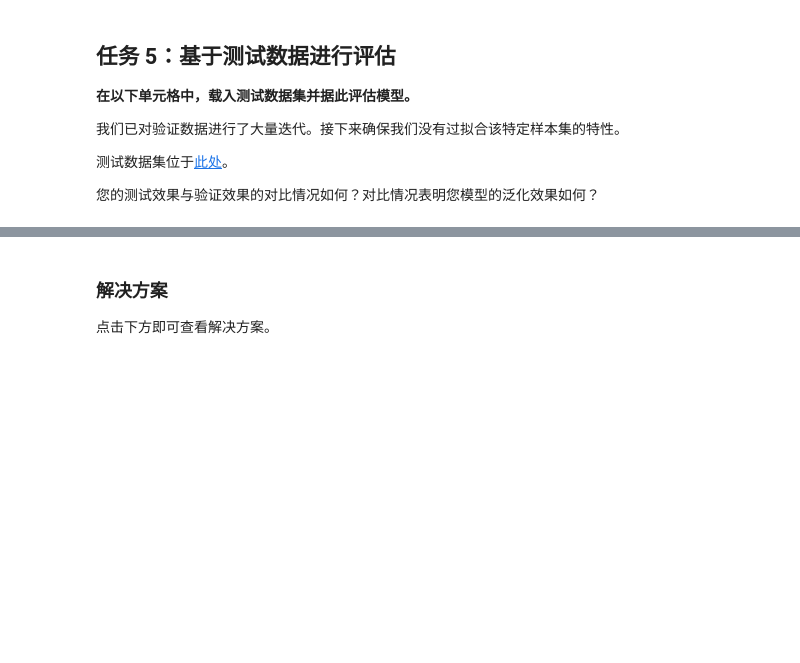
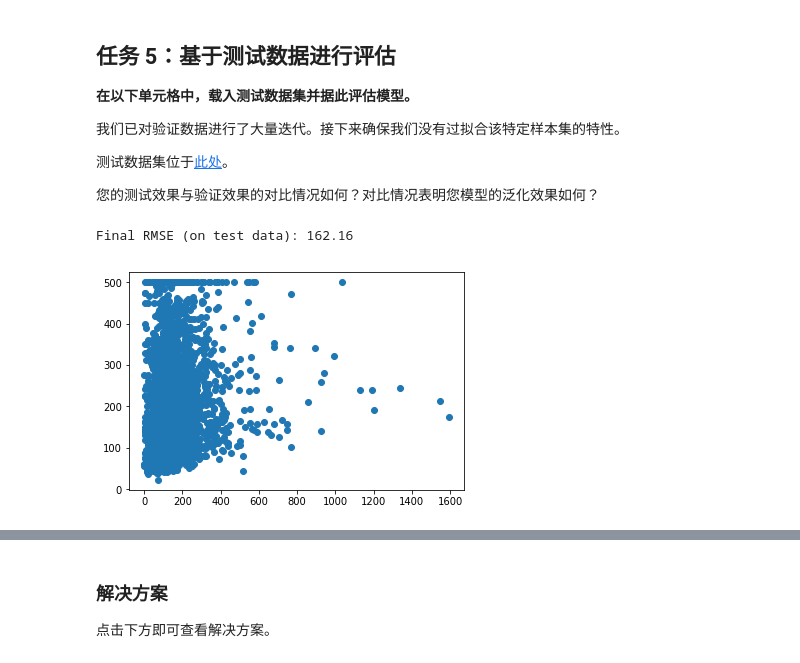
Before and after one commit to Baileyswu/google-tensorflow-tutor, a Jupyter notebook: 4. validation.ipynb, the cells around one changed output, grey strips where cells are left out. Cells and saved outputs as stored; diff of their text form; code cells hidden in the pictures; blank space fills up the shorter version.

Commit message:
scatter

```diff
--- a/4. validation.ipynb
+++ b/4. validation.ipynb
@@ -473,7 +473,14 @@ def train_model(
     )
     # 2. Take a break and compute predictions.
     training_predictions = linear_regressor.predict(input_fn=predict_training_input_fn)# YOUR CODE HERE
+    if(period == 0):
+        print(type(training_predictions))
+    training_predictions = np.array([item['predictions'][0] for item in training_predictions])
+    if(period == 0):
+        print(type(training_predictions))
+
     validation_predictions = linear_regressor.predict(input_fn=predict_validation_input_fn)# YOUR CODE HERE
+    validation_predictions = np.array([item['predictions'][0] for item in validation_predictions])
 
     # Compute training and validation loss.
     training_root_mean_squared_error = math.sqrt(
@@ -645,3 +674,31 @@ california_housing_test_data = pd.read_csv("https://download.mlcc.google.cn/mled
 #
 # YOUR CODE HERE
 #
+# %%
+def test_model(linear_regressor, test_data):
+    test_examples = preprocess_features(test_data)
+    test_targets = preprocess_targets(test_data)
+
+    predict_input_fn = lambda: my_input_fn(
+          test_examples,
+          test_targets["median_house_value"],
+          num_epochs=1,
+          shuffle=False)
+
+    test_predictions = linear_regressor.predict(input_fn=predict_input_fn)
+    test_predictions = np.array([item['predictions'][0] for item in test_predictions])
+
+    test_root_mean_squared_error = math.sqrt(
+        metrics.mean_squared_error(test_predictions, test_targets))
+    print("Final RMSE (on test data): %0.2f" % test_root_mean_squared_error)
+
+    final_data = pd.DataFrame()
+    final_data['predictions'] = pd.Series(test_predictions)
+    final_data['target'] = pd.Series(test_targets['median_house_value'])
+    return final_data
+# %%
+result = test_model(linear_regressor, california_housing_test_data)
+_ = plt.scatter(result['predictions'], result['target'])
+# %% [output]
+Final RMSE (on test data): 162.16
+[figure, added]
```
Also changed, not shown: parts of 10 cells of this notebook.
